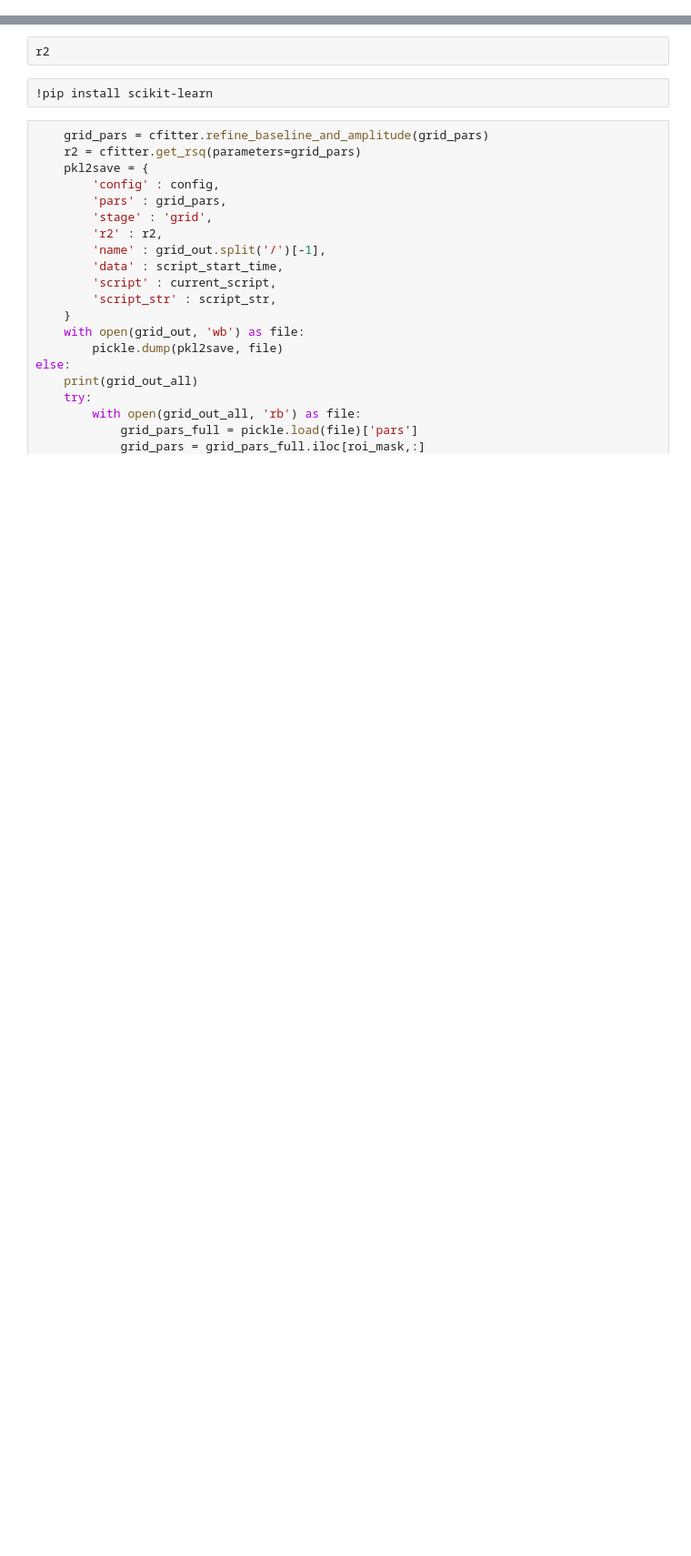
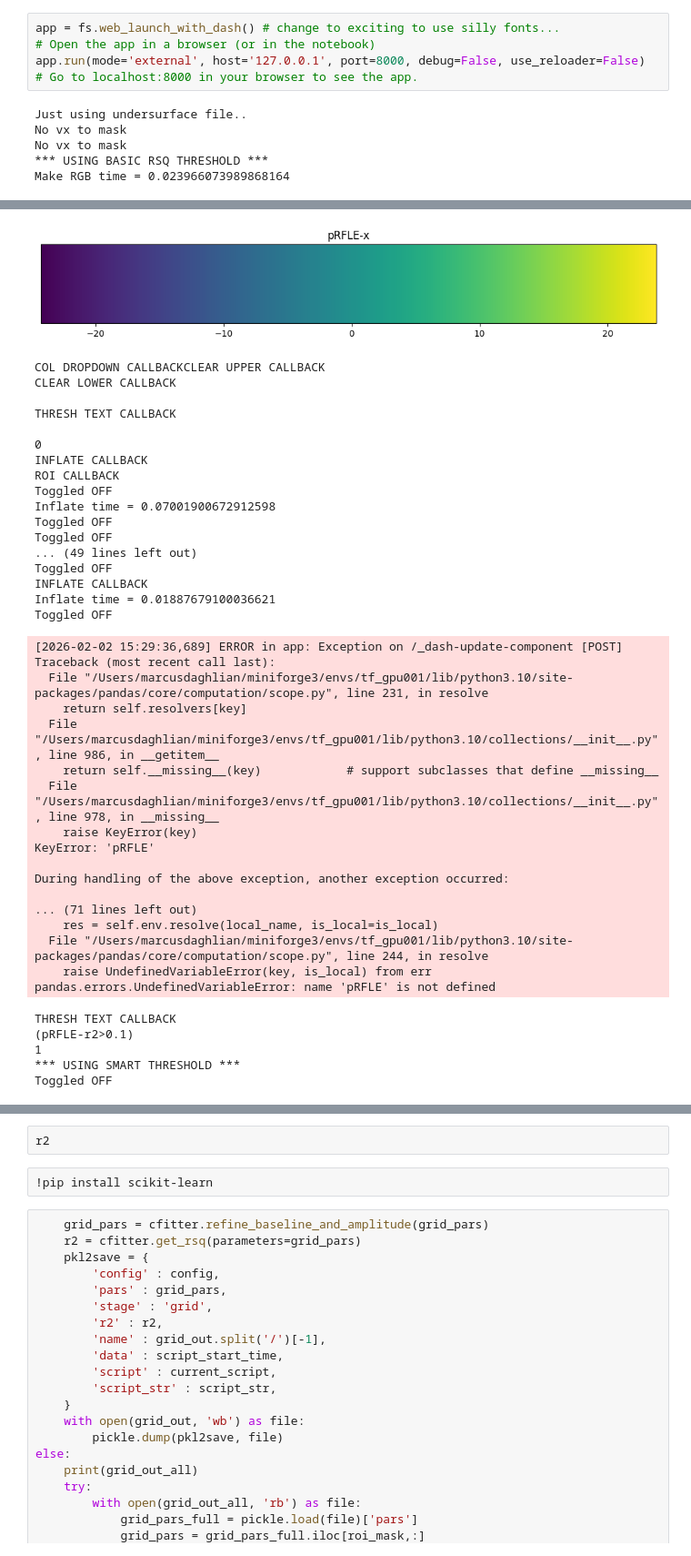
Before and after one commit to mdaghlian/hypotmri, a Jupyter notebook: preproc/functional/prfs.ipynb, the cells around one changed output, grey strips where cells are left out. Shown at 91% size. Drawn from its saved outputs; the diff is of its cells as text; blank space fills up the shorter version.

```diff
--- a/preproc/functional/prfs.ipynb
+++ b/preproc/functional/prfs.ipynb
@@ -306,0 +539,11 @@ np.nanargmax(r2.to_numpy())
+# %%
+app = fs.web_launch_with_dash() # change to exciting to use silly fonts...
+# Open the app in a browser (or in the notebook)
+app.run(mode='external', host='127.0.0.1', port=8000, debug=False, use_reloader=False)
+# Go to localhost:8000 in your browser to see the app.
+# %% [output]
+Just using undersurface file..
+No vx to mask
+No vx to mask
+*** USING BASIC RSQ THRESHOLD ***
+Make RGB time = 0.023966073989868164
@@ -306,0 +551,40 @@ np.nanargmax(r2.to_numpy())
+[figure, added]
+COL DROPDOWN CALLBACKCLEAR UPPER CALLBACK
+CLEAR LOWER CALLBACK
+
+THRESH TEXT CALLBACK
+
+0
+INFLATE CALLBACK
+ROI CALLBACK
+Toggled OFF
+Inflate time = 0.07001900672912598
+Toggled OFF
+Toggled OFF
+... (49 lines left out)
+Toggled OFF
+INFLATE CALLBACK
+Inflate time = 0.01887679100036621
+Toggled OFF
+[2026-02-02 15:29:36,689] ERROR in app: Exception on /_dash-update-component [POST]
+Traceback (most recent call last):
+  File "/Users/marcusdaghlian/miniforge3/envs/tf_gpu001/lib/python3.10/site-packages/pandas/core/computation/scope.py", line 231, in resolve
+    return self.resolvers[key]
+  File "/Users/marcusdaghlian/miniforge3/envs/tf_gpu001/lib/python3.10/collections/__init__.py", line 986, in __getitem__
+    return self.__missing__(key)            # support subclasses that define __missing__
+  File "/Users/marcusdaghlian/miniforge3/envs/tf_gpu001/lib/python3.10/collections/__init__.py", line 978, in __missing__
+    raise KeyError(key)
+KeyError: 'pRFLE'
+
+During handling of the above exception, another exception occurred:
+
+... (71 lines left out)
+    res = self.env.resolve(local_name, is_local=is_local)
+  File "/Users/marcusdaghlian/miniforge3/envs/tf_gpu001/lib/python3.10/site-packages/pandas/core/computation/scope.py", line 244, in resolve
+    raise UndefinedVariableError(key, is_local) from err
+pandas.errors.UndefinedVariableError: name 'pRFLE' is not defined
+THRESH TEXT CALLBACK
+(pRFLE-r2>0.1)
+1
+*** USING SMART THRESHOLD ***
+Toggled OFF
```
Also changed, not shown: parts of 63 cells of this notebook, 19 other files.
